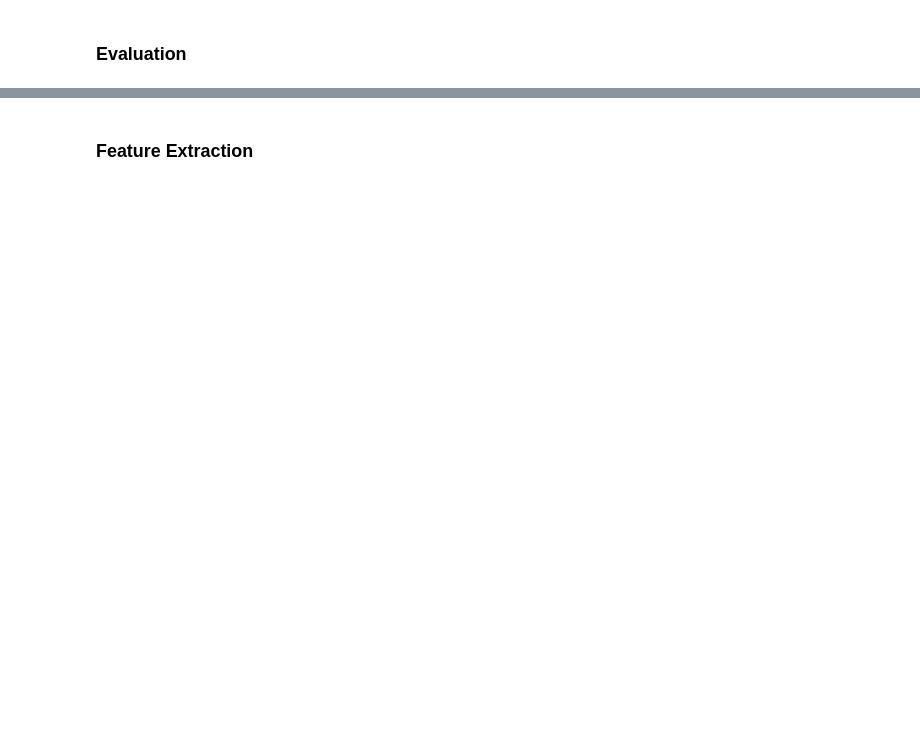
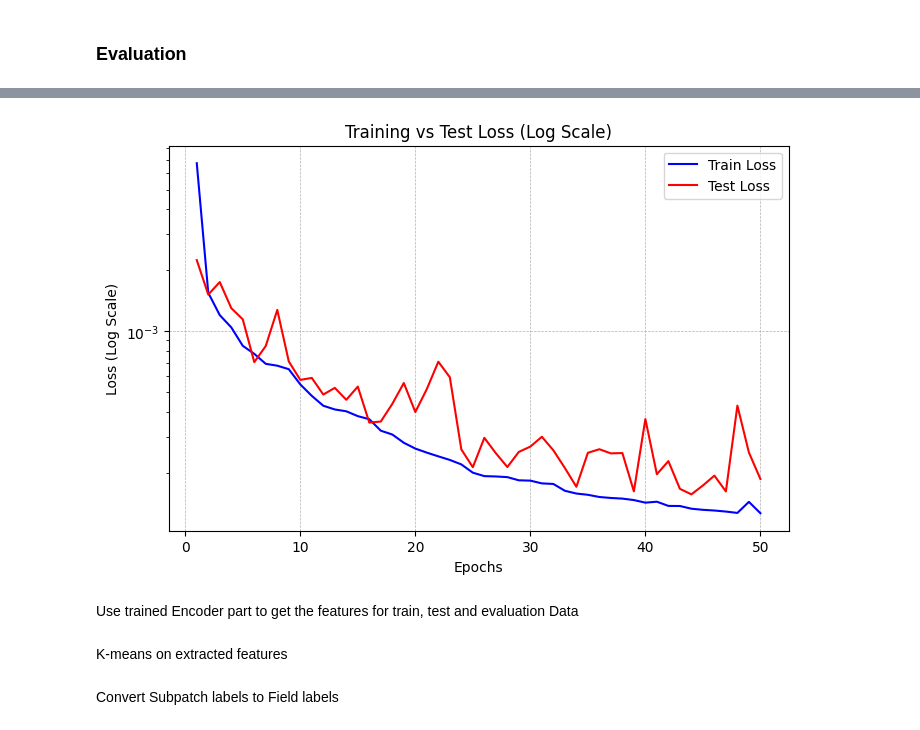
Before and after one commit to bhumikasadbhave/Master-Thesis-SITS, a Jupyter notebook: Modeling/temporal_ae.ipynb, the cells around one changed output, grey strips where cells are left out. Drawn from its saved outputs; the diff is of its cells as text; code cells hidden in the pictures; blank space fills up the shorter version.

```diff
--- a/Modeling/temporal_ae.ipynb
+++ b/Modeling/temporal_ae.ipynb
@@ -316,0 +353,12 @@ plot_loss_log_scale(train_losses, test_losses)
+# %%
+device = 'cuda'
+epochs = 50
+lr = 0.001
+latent_dim=32
+channels = 10
+time_steps = 7
+patch_size = config.subpatch_size
+
+model = Conv2DAutoencoder(channels, time_steps, latent_dim, config.subpatch_size)
+device = torch.device(device)
+model.to(device)
@@ -316,0 +379,2 @@ plot_loss_log_scale(train_losses, test_losses)
+# %%
+trained_model, train_losses, test_losses  = train_model_ae(model, dataloader_train, dataloader_test, epochs=epochs, lr=lr, device=device)
@@ -455,2 +401,6 @@ pred_aligned[0], gt_aligned[0]
-# %% [markdown]
-### Feature Extraction
+# %%
+plot_loss_log_scale(train_losses, test_losses)
+# %% [output]
+[figure, added]
+# %% [markdown]
+Use trained Encoder part to get the features for train, test and evaluation Data
@@ -456,0 +418,2 @@ pred_aligned[0], gt_aligned[0]
+# %% [markdown]
+K-means on extracted features
@@ -456,0 +425,2 @@ pred_aligned[0], gt_aligned[0]
+# %% [markdown]
+Convert Subpatch labels to Field labels
```
Also changed, not shown: parts of 142 cells of this notebook, 3 other files.
